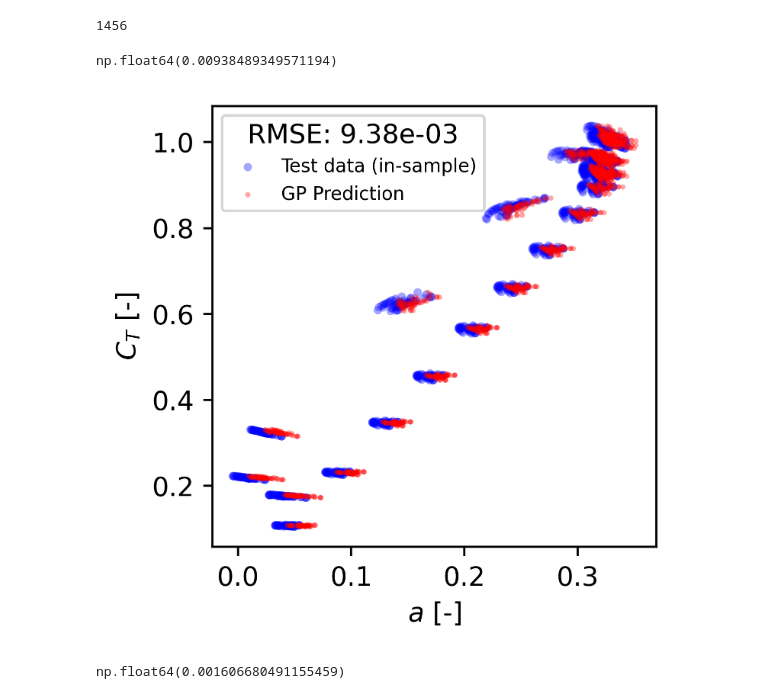
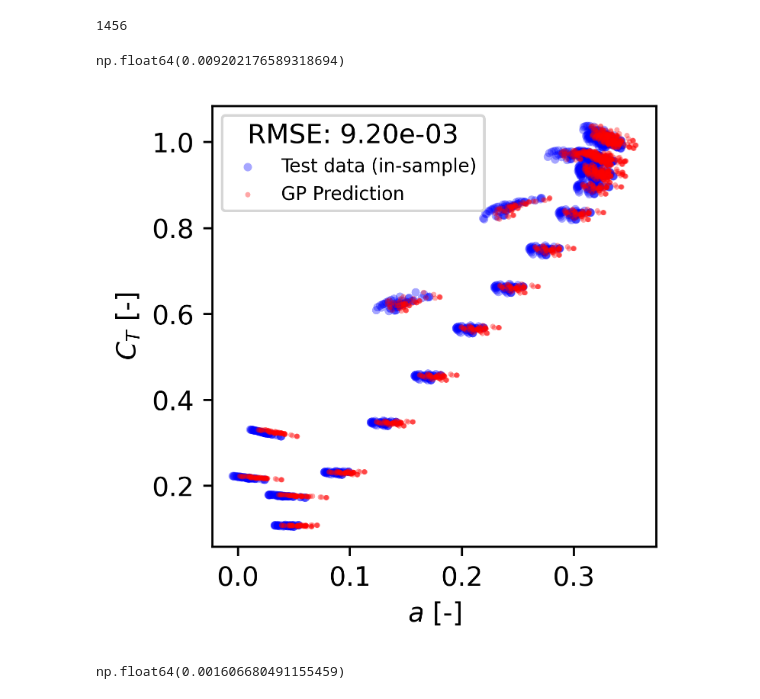
Before and after one commit to StormMata/induction_modeling, a Jupyter notebook: gaussian_process/10MW/GP_annulus.ipynb, the cells around one changed output. Saved outputs shown, nothing was run; the diff lists cells and outputs as text; code cells hidden in the pictures.

```diff
--- a/gaussian_process/10MW/GP_annulus.ipynb
+++ b/gaussian_process/10MW/GP_annulus.ipynb
@@ -61,8 +49,7 @@ y_rot = X_train_rot['y'].ravel()
 # %%
 # Train the GP model
 gpr = GaussianProcessRegressor(kernel=opt_kernel_rot, optimizer=None, normalize_y=False)
-# gpr = GaussianProcessRegressor(kernel=opt_kernel_rot, optimizer='fmin', normalize_y=False)
-gpr.fit(X_rot, y_rot)
+gpr.fit(X_train_rot, y_train_rot)
 
-joblib.dump(gpr, '/home1/09909/smata/dir_scratch/induction_modeling/gaussian_process/10MW/results/annulus/wrf_10MW_ann_GPR.pkl')
+joblib.dump(gpr, '/home1/09909/smata/dir_scratch/induction_modeling/gaussian_process/10MW/results/annulus/wrf_10MW_OH_ann_GPR.pkl')
 # %% [output]
@@ -106,13 +76,13 @@ array([[ 0.04288751, -1.27027842, -1.75      , -2.30089497],
 # %%
-A_pred, sigma = gpr.predict(X_t_rot, return_std=True)
+A_pred, sigma = gpr.predict(X_test_rot_gpr, return_std=True)
 
-X_t_rot = np.zeros((2340,4))
-X_t_rot[:,0] = X_test_rot['X'][:,0].reshape(-1, 1).ravel()
-X_t_rot[:,1] = obj_cot1.inverse_transform(X_test_rot['X'][:,1].reshape(-1, 1)).ravel()
-X_t_rot[:,2] = obj_cot2.inverse_transform(X_test_rot['X'][:,2].reshape(-1, 1)).ravel()
-X_t_rot[:,3] = obj_cot3.inverse_transform(X_test_rot['X'][:,3].reshape(-1, 1)).ravel()
-y_t_rot = obj_ann.inverse_transform(X_test_rot['y'])
+X_test_rot = np.zeros((2340,4))
+X_test_rot[:,0] = X_test_rot_mat['X'][:,0].reshape(-1, 1).ravel()
+X_test_rot[:,1] = scalar_cot_ann.inverse_transform(X_test_rot_mat['X'][:,1].reshape(-1, 1)).ravel()
+X_test_rot[:,2] = scalar_shear_ann.inverse_transform(X_test_rot_mat['X'][:,2].reshape(-1, 1)).ravel()
+X_test_rot[:,3] = scalar_veer_ann.inverse_transform(X_test_rot_mat['X'][:,3].reshape(-1, 1)).ravel()
+y_test_rot = scalar_ind_ann.inverse_transform(X_test_rot_mat['y'])
 
-# X_t_rot = obj_cot.inverse_transform(X_test_rot['X'])
-# y_t_rot = obj_ann.inverse_transform(X_test_rot['y'])
-A_pred = obj_ann.inverse_transform(A_pred.reshape(-1, 1))
+A_pred = scalar_ind_ann.inverse_transform(A_pred.reshape(-1, 1))
+# %%
+out_sample = [i for i, (r, ct, s, v) in enumerate(X_test_rot) if (abs(v) > 0.2 or abs(s) > 0.03)]
@@ -146,2 +189,0 @@ ax.legend()
-# %%
-out_sample = [i for i, (r, ct, s, v) in enumerate(X_t_rot) if (abs(v) > 0.2 or abs(s) > 0.03)]
@@ -314,42 +231,42 @@ len(in_sample)
 # %% [output]
 1456
 # %%
-full_range = np.arange(0, len(X_t_rot))  # inclusive of 90
+full_range = np.arange(0, len(X_test_rot))  # inclusive of 90
 in_sample = np.setdiff1d(full_range, out_sample)
 
 a_mom = np.linspace(0,0.75,50)
 ct_mom = 4 * a_mom * (1 - a_mom)
 
 ct_mad = np.linspace(0,1.5,75)
 k1 = 0.2460
 k2 = 0.0586
 k3 = 0.0883
 a_mad = k3 * ct_mad**3 + k2 * ct_mad**2 + k1 * ct_mad
 
 fig, ax = plt.subplots(figsize=(3, 3))
 
 # ax.plot(a_mom,ct_mom,'#ff3c00',zorder=1)
 # ax.plot(a_mad,ct_mad,'k--',zorder=1)
 # ax.scatter(y_train,X_train[:,0],color='b')
 
-ax.scatter(y_t_rot[in_sample], X_t_rot[in_sample, 1], s=10, color='b', label='Test data (in-sample)', alpha=0.35,edgecolor='none')
+ax.scatter(y_test_rot[in_sample], X_test_rot[in_sample, 1], s=10, color='b', label='Test data (in-sample)', alpha=0.35,edgecolor='none')
 # ax.scatter(y_t_rot[out_sample], X_t_rot[out_sample, 0], s=20, color='b', marker='s', label='Test data (out-of-sample)')
 # ax.scatter(y_t_rot[in_sample], X_t_rot[in_sample, 0], s=20, color='b', marker='o', label='Test data (in-sample)')
 
-ax.scatter(A_pred[in_sample],X_t_rot[in_sample,1],4,color='r', label = 'GP Prediction', alpha=0.35,edgecolor='none')
+ax.scatter(A_pred[in_sample],X_test_rot[in_sample,1],4,color='r', label = 'GP Prediction', alpha=0.35,edgecolor='none')
 
 # ax.set_xlim([0.21,0.28])
 # ax.set_ylim([0.65,0.725])
 
 ax.set_ylabel('$C_T$ [-]')
 ax.set_xlabel('$a$ [-]')
 
-rmse = np.sqrt(mean_squared_error(y_t_rot[in_sample], A_pred[in_sample]))
+rmse = np.sqrt(mean_squared_error(y_test_rot[in_sample], A_pred[in_sample]))
 ax.legend(fontsize=7, title=f"RMSE: {rmse:.2e}")
 rmse
 # %% [output]
-np.float64(0.00938489349571194)
+np.float64(0.009202176589318694)
-[figure, old version]
+[figure, new version]
 # %%
 rmse
 # %% [output]
```
Also changed, not shown: parts of 22 cells of this notebook, 42 other files.
